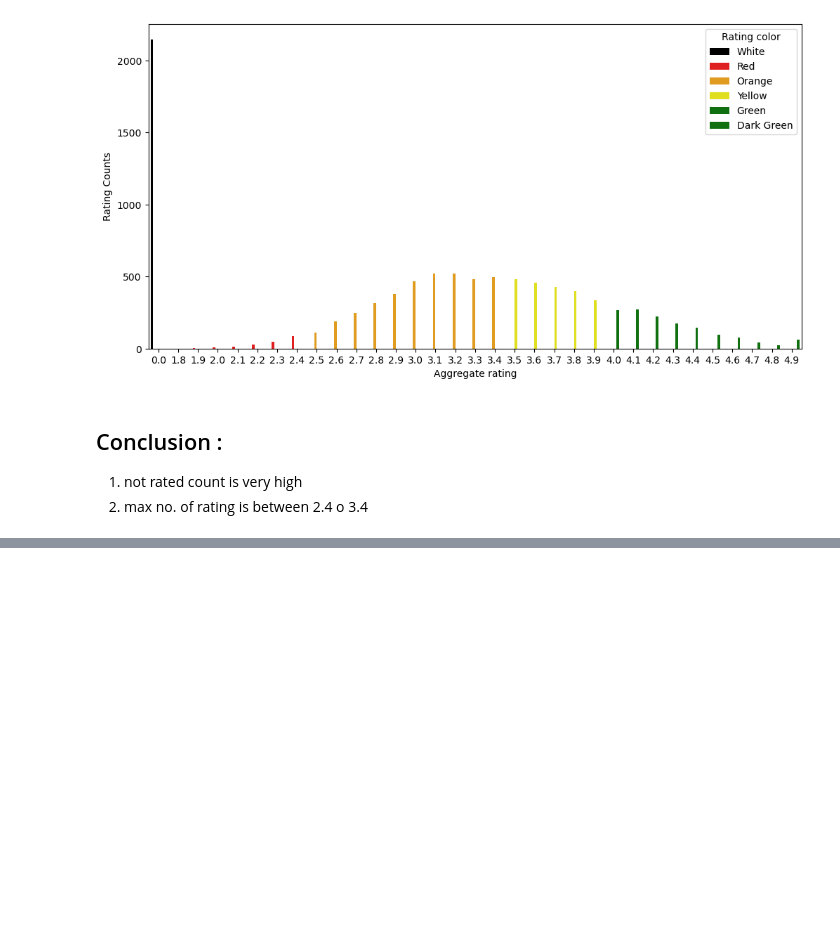
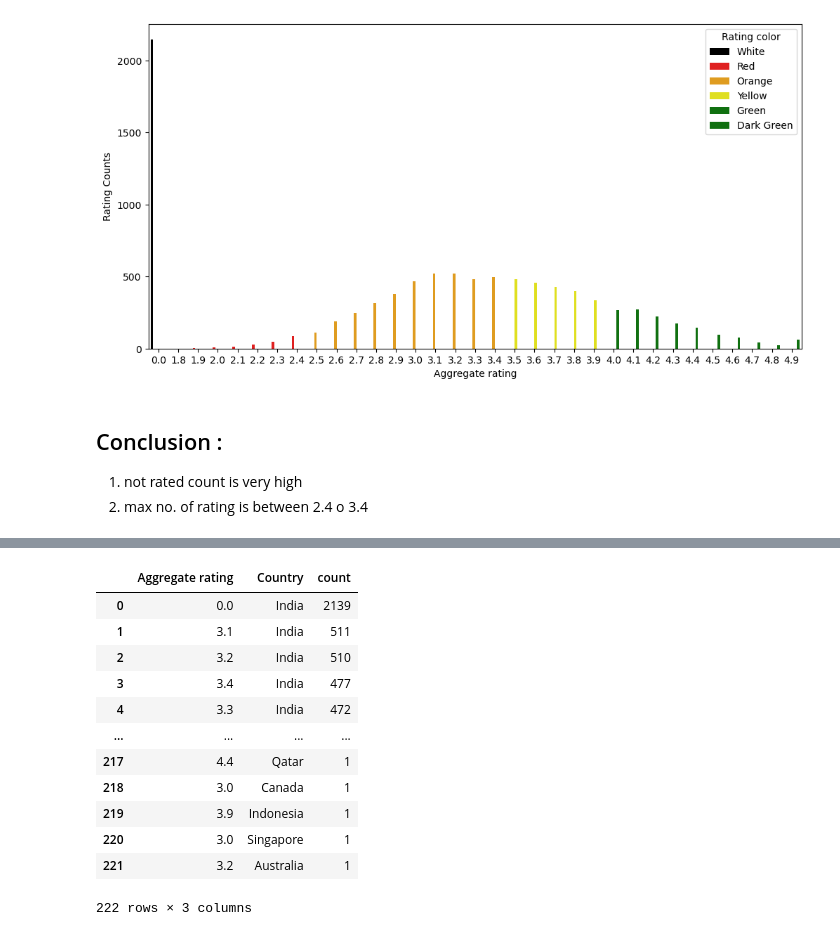
Before and after one commit to hmshuv/Zomato-DataSet-EDA, a Jupyter notebook: Untitled.ipynb, the cells around one changed output, grey strips where cells are left out. Cells and saved outputs as stored; diff of their text form; code cells hidden in the pictures; blank space fills up the shorter version.

```diff
--- a/Untitled.ipynb
+++ b/Untitled.ipynb
@@ -342,0 +371,18 @@ sns.barplot(x= "Aggregate rating", y = "Rating Counts",hue = "Rating color",pale
+# %%
+country_rating= final_df[['Aggregate rating', 'Country']].value_counts().reset_index()
+# %%
+country_rating
+# %% [output]
+|  | Aggregate rating | Country | count |
+| 0 | 0.0 | India | 2139 |
+| 1 | 3.1 | India | 511 |
+| 2 | 3.2 | India | 510 |
+| 3 | 3.4 | India | 477 |
+| 4 | 3.3 | India | 472 |
+| ... | ... | ... | ... |
+| 217 | 4.4 | Qatar | 1 |
+| 218 | 3.0 | Canada | 1 |
+| 219 | 3.9 | Indonesia | 1 |
+| 220 | 3.0 | Singapore | 1 |
+| 221 | 3.2 | Australia | 1 |
+222 rows × 3 columns
```
Also changed, not shown: parts of 7 cells of this notebook.
